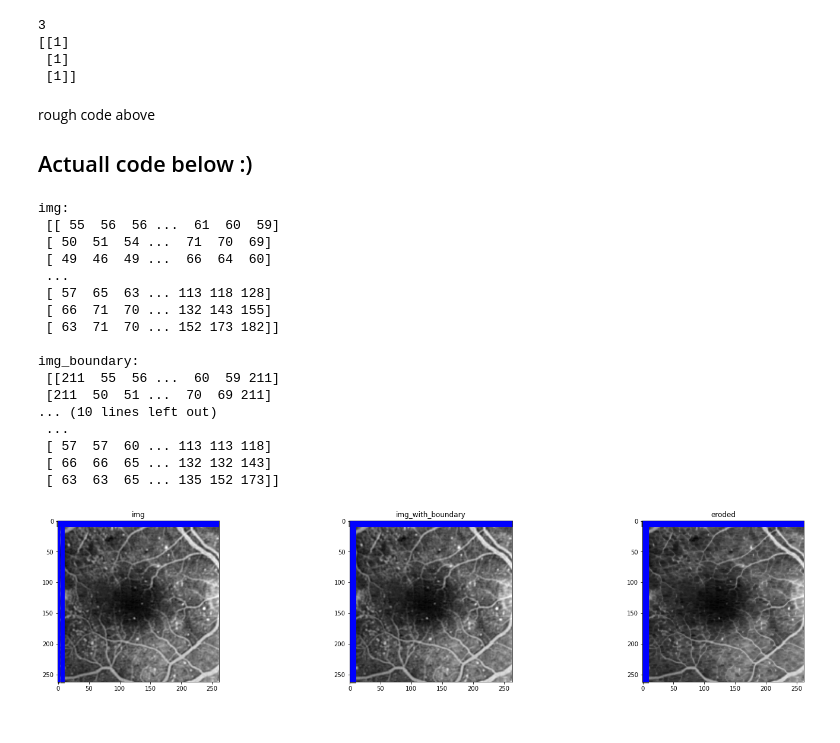
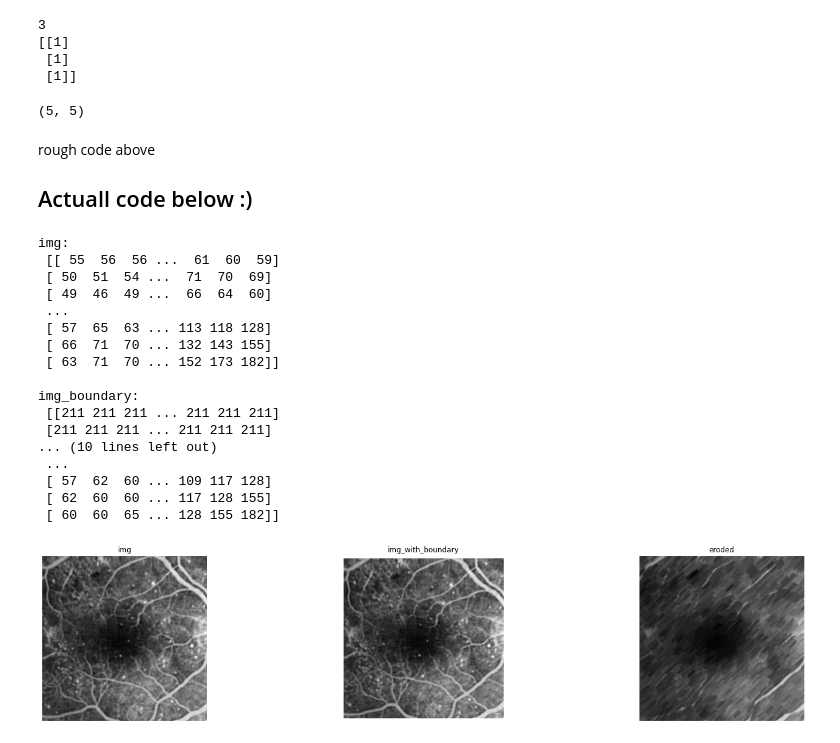
Before and after one commit to digggy/CA-CS-802_Image-Processing, a Jupyter notebook: assignment-1/ip_assignment1.ipynb, the cells around one changed output. Cells and saved outputs as stored; diff of their text form; code cells hidden in the pictures.

```diff
--- a/assignment-1/ip_assignment1.ipynb
+++ b/assignment-1/ip_assignment1.ipynb
@@ -88,6 +88,12 @@ print(SE)
 [[1]
  [1]
  [1]]
+# %%
+img=genfromtxt('f3.txt', delimiter=',').astype(int)
+SE = genfromtxt('SE4.txt', delimiter=',').astype(int)
+print(SE.shape)
+# %% [output]
+(5, 5)
 # %% [markdown]
 rough code above
 ## Actuall code below :)
@@ -119,12 +125,30 @@ def erosion():
 #     SE = genfromtxt('SE3.txt', delimiter=',').astype(int)
 #     SE= SE.reshape(1,SE.shape[0])
 
+# Question 4
+# turn off the axis and gril lines to remove the blue lines in the boder
+# check the diff between images to find the difference between eroded and original
+#     img=genfromtxt('f3.txt', delimiter=',').astype(int)
+#     SE = genfromtxt('SE4.txt', delimiter=',').astype(int)
 
+# Question 5
+# check the diff between images to find the difference between eroded and original
+#     img=genfromtxt('f3.txt', delimiter=',').astype(int)
+#     SE = genfromtxt('SE5.txt', delimiter=',').astype(int)
+
+# Question 6
+# check the diff between images to find the difference between eroded and original
+    img=genfromtxt('f3.txt', delimiter=',').astype(int)
+    SE = genfromtxt('SE6.txt', delimiter=',').astype(int)
 
     vmax = np.max(img)
     SE_y = SE.shape[0]
     SE_x = SE.shape[1]
 
+    # A flag for axes
+    turn_off_axes = False
+    if (img.shape[0]>10 or img.shape[1]>10):
+        turn_off_axes= True
 
     padding_y , padding_x = SE.shape[0]//2, SE.shape[1]//2
     img_with_boundary = np.pad(img, ((padding_y, padding_y),(padding_x, padding_x)), mode='constant', constant_values=vmax)
@@ -157,7 +181,7 @@ def erosion():
     ax.grid(which='minor', color='b', linestyle='-', linewidth=1)
     plt.imshow(img, cmap='gray',vmin=0,vmax=vmax)
     plt.title('img')
-#     plt.axis('off')
+    plt.axis('off') if turn_off_axes else None
 
     # Plot the bordered image
     plt.subplot(1,3,2)
@@ -169,38 +193,38 @@ def erosion():
 
     plt.imshow(img_with_boundary, cmap='gray', vmin=0,vmax=vmax)
     plt.title('img_with_boundary')
-#     plt.axis('off')
+    plt.axis('off') if turn_off_axes else None
 
     # Plot the exepected output
     plt.subplot(1,3,3)
     ax = plt.gca();
     ax.set_xticks(np.arange(-.5, 10, 1), minor=True)
     ax.set_yticks(np.arange(-.5, 10, 1), minor=True)
     ax.grid(which='minor', color='b', linestyle='-', linewidth=1)
 
     plt.imshow(img_erosion, cmap='gray',vmin=0,vmax=vmax)
     plt.title('eroded')
-#     plt.axis('off')
+    plt.axis('off') if turn_off_axes else None
     plt.show()
 
 if __name__ == "__main__":
     erosion()
 # %% [output]
 img:
  [[ 55  56  56 ...  61  60  59]
  [ 50  51  54 ...  71  70  69]
  [ 49  46  49 ...  66  64  60]
  ...
  [ 57  65  63 ... 113 118 128]
  [ 66  71  70 ... 132 143 155]
  [ 63  71  70 ... 152 173 182]]
 
 img_boundary:
- [[211  55  56 ...  60  59 211]
- [211  50  51 ...  70  69 211]
+ [[211 211 211 ... 211 211 211]
+ [211 211 211 ... 211 211 211]
 ... (10 lines left out)
  ...
- [ 57  57  60 ... 113 113 118]
- [ 66  66  65 ... 132 132 143]
- [ 63  63  65 ... 135 152 173]]
+ [ 57  62  60 ... 109 117 128]
+ [ 62  60  60 ... 117 128 155]
+ [ 60  60  65 ... 128 155 182]]
-[figure, old version]
+[figure, new version]
```
